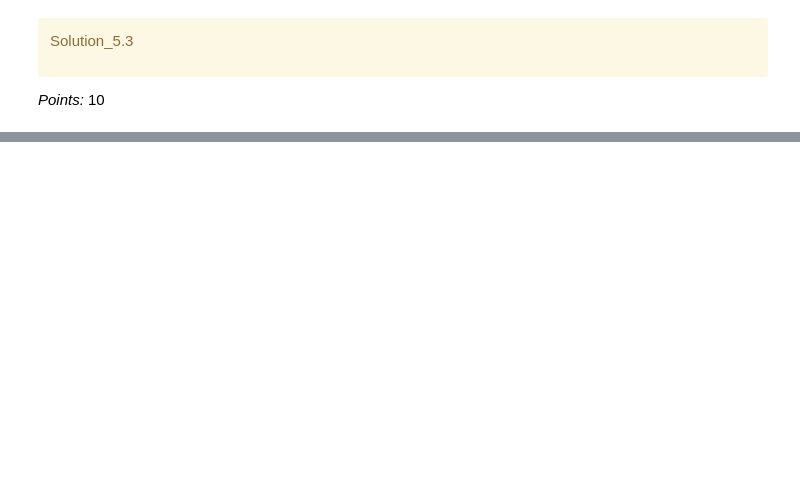
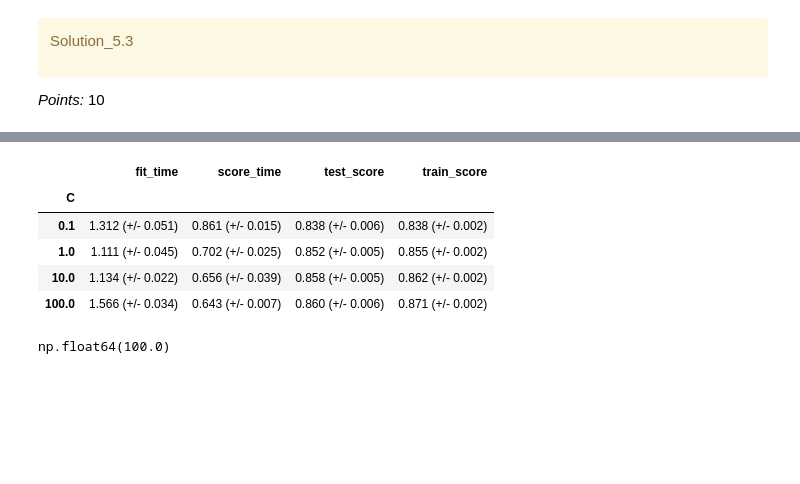
Before and after one commit to kmodiria/cpsc330-hw3, a Jupyter notebook: hw3.ipynb, the cells around one changed output, grey strips where cells are left out. Cells and saved outputs as stored; diff of their text form; code cells hidden in the pictures; blank space fills up the shorter version.

```diff
--- a/hw3.ipynb
+++ b/hw3.ipynb
@@ -783,4 +745,14 @@ Solution_5.1
 </div>
 
 _Points:_ 10
+# %%
+income_pred_results_df = None
+rows = {}
+for name, clf in models.items():
+    pipe = make_pipeline(preprocessor, clf)
+    rows [name] = mean_std_cross_val_scores(
+        pipe, X_train, y_train,
+        cv = 5, return_train_score = True
+    )
+income_pred_results_df = pd.DataFrame(rows).T
 # %%
@@ -870,3 +832,35 @@ Ellipsis
+# %%
+svc_rows = {}
+for C in param_grid["C"]:
+    pipe = make_pipeline(preprocessor, SVC(C = C, kernel = "rbf", random_state = 123))
+    svc_rows[C] = mean_std_cross_val_scores(
+        pipe, X_train, y_train,
+        cv = 5, return_train_score = True
+    )
+    svc_results_df = pd.DataFrame(svc_rows).T
+    svc_results_df.index.name = "C"
+# %%
+svc_results_df
+# %% [output]
+|  | fit_time | score_time | test_score | train_score |
+| C |  |  |  |  |
+| 0.1 | 1.312 (+/- 0.051) | 0.861 (+/- 0.015) | 0.838 (+/- 0.006) | 0.838 (+/- 0.002) |
+| 1.0 | 1.111 (+/- 0.045) | 0.702 (+/- 0.025) | 0.852 (+/- 0.005) | 0.855 (+/- 0.002) |
+| 10.0 | 1.134 (+/- 0.022) | 0.656 (+/- 0.039) | 0.858 (+/- 0.005) | 0.862 (+/- 0.002) |
+| 100.0 | 1.566 (+/- 0.034) | 0.643 (+/- 0.007) | 0.860 (+/- 0.006) | 0.871 (+/- 0.002) |
+# %%
+best_C = None
+cv_means = {
+    C: cross_val_score(
+        make_pipeline(preprocessor, SVC(C = C, kernel = "rbf", random_state = 123)),
+        X_train, y_train, cv = 5, scoring = "accuracy"
+    ).mean()
+    for C in param_grid["C"]
+}
+best_C = max(cv_means, key = cv_means.get)
+best_C
+# %% [output]
+np.float64(100.0)
 # %% [markdown]
 <!-- END QUESTION -->
 
```
Also changed, not shown: parts of 28 cells of this notebook, 1 other file.
